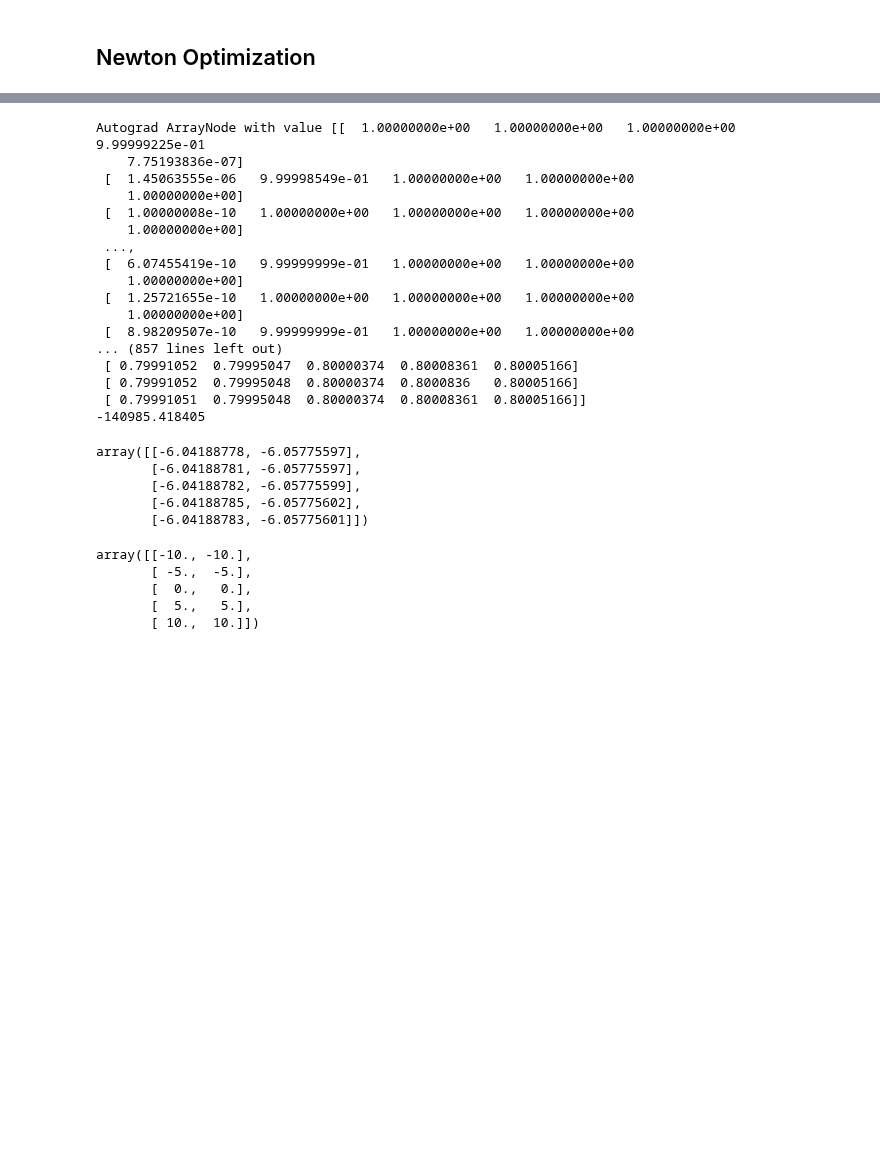
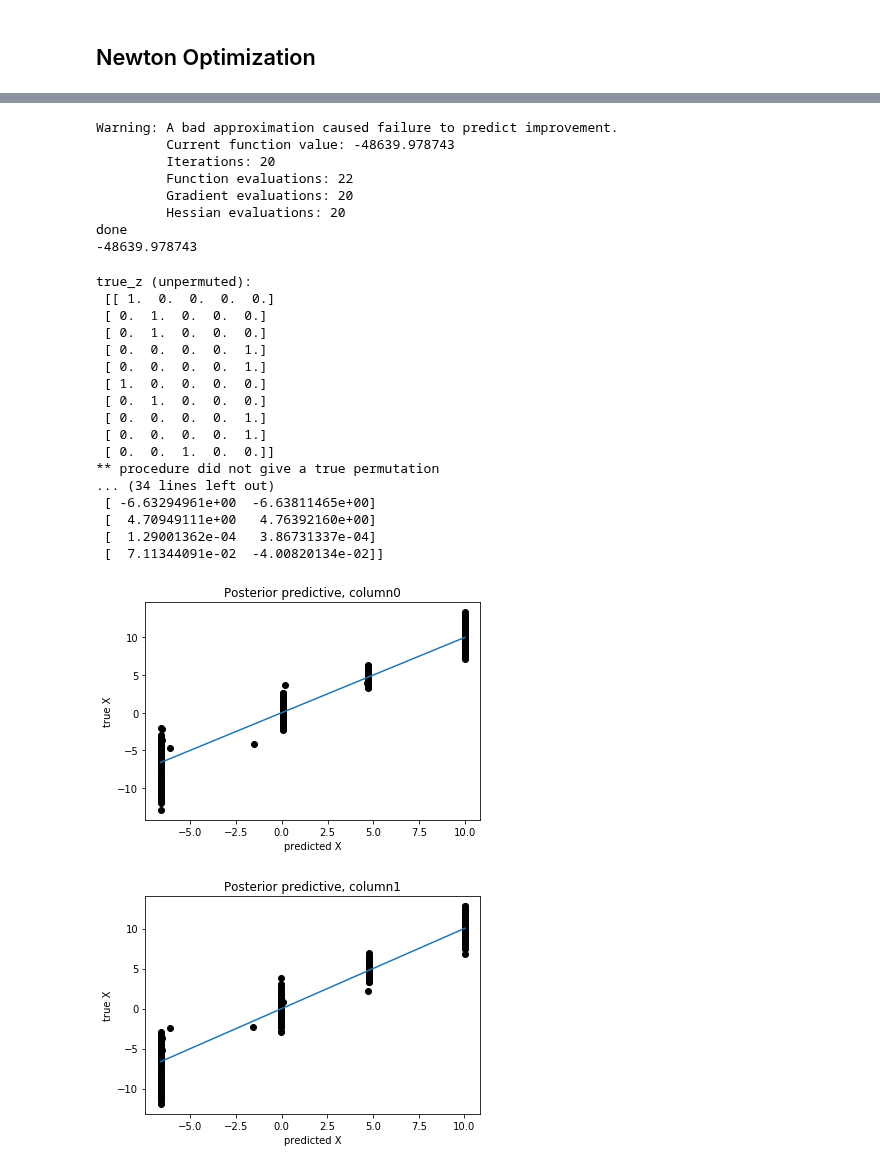
Before and after one commit to Runjing-Liu120/Variational_BNP_robustness, a Jupyter notebook: DP_mixture/DP_normal_mixture.ipynb, the cells around one changed output, grey strips where cells are left out. Drawn from its saved outputs; the diff is of its cells as text; code cells hidden in the pictures; blank space fills up the shorter version.

Commit message:
visualizing results

```diff
--- a/DP_mixture/DP_normal_mixture.ipynb
+++ b/DP_mixture/DP_normal_mixture.ipynb
@@ -88,24 +88,16 @@ prior_params.push_param(PosDefMatrixParam(name='info_x', size=x_dim, val=info_x)
 # %%
 ## initialize VB params
 
-true_init = True
+true_init = False
 if true_init:
     true_tau = np.zeros(np.shape(vb_params['global']['v_sticks'].alpha.get()))
     true_tau[:,0] = true_v[:-1] * 100
     true_tau[:,1] = (1 - true_v[:-1]) * 100
-
-    true_z_ = deepcopy(true_z)
-    true_z_[true_z == 1] = .99
-    true_z_[true_z == 0] = .01 / (k_approx - 1)
+    vb_params['global']['v_sticks'].alpha.set(true_tau)
 
     vb_params['global']['mu'].set(true_mu)
-    # vb_params['global']['mu'].set_free(np.random.random(vb_params['global']['mu'].free_size()))
 
-    vb_params['global']['v_sticks'].alpha.set(true_tau)
-    # vb_params['global']['v_sticks'].alpha.set_free(np.random.random(vb_params['global']['v_sticks'].free_size()))
 
-    vb_params['local']['e_z'].set(true_z_)
-    # vb_params['local']['e_z'].set_free(np.random.random(vb_params['local']['e_z'].free_size()))
 
 else:
     vb_params.set_free(np.random.random(vb_params.free_size()))
@@ -171,38 +124,38 @@ def minimize_kl(kl_obj, init_x):
 vb_opt = minimize_kl(kl_obj, global_init_par_vec)
 print(kl_obj.fun_free(vb_opt.x))
 # %% [output]
-Autograd ArrayNode with value [[  1.00000000e+00   1.00000000e+00   1.00000000e+00   9.99999225e-01
-    7.75193836e-07]
- [  1.45063555e-06   9.99998549e-01   1.00000000e+00   1.00000000e+00
-    1.00000000e+00]
- [  1.00000008e-10   1.00000000e+00   1.00000000e+00   1.00000000e+00
-    1.00000000e+00]
- ...,
- [  6.07455419e-10   9.99999999e-01   1.00000000e+00   1.00000000e+00
-    1.00000000e+00]
- [  1.25721655e-10   1.00000000e+00   1.00000000e+00   1.00000000e+00
-    1.00000000e+00]
- [  8.98209507e-10   9.99999999e-01   1.00000000e+00   1.00000000e+00
-... (857 lines left out)
- [ 0.79991052  0.79995047  0.80000374  0.80008361  0.80005166]
- [ 0.79991052  0.79995048  0.80000374  0.8000836   0.80005166]
- [ 0.79991051  0.79995048  0.80000374  0.80008361  0.80005166]]
--140985.418405
+Warning: A bad approximation caused failure to predict improvement.
+         Current function value: -48639.978743
+         Iterations: 20
+         Function evaluations: 22
+         Gradient evaluations: 20
+         Hessian evaluations: 20
+done
+-48639.978743
 # %%
 model.vb_params['global'].set_free(vb_opt.x)
-# %%
-model.vb_params['global']['mu'].get()
-# %% [output]
-array([[-6.04188778, -6.05775597],
-       [-6.04188781, -6.05775597],
-       [-6.04188782, -6.05775599],
-       [-6.04188785, -6.05775602],
-       [-6.04188783, -6.05775601]])
-# %%
-true_mu
-# %% [output]
-array([[-10., -10.],
-       [ -5.,  -5.],
-       [  0.,   0.],
-       [  5.,   5.],
-       [ 10.,  10.]])
+# %%
+mu = model.vb_params['global']['mu'].get()
+model.set_optimal_z()
+e_z = model.vb_params['local']['e_z'].get()
+dp.display_results(x, true_z, true_mu, e_z, mu, manual_perm = None)
+# %% [output]
+true_z (unpermuted):
+ [[ 1.  0.  0.  0.  0.]
+ [ 0.  1.  0.  0.  0.]
+ [ 0.  1.  0.  0.  0.]
+ [ 0.  0.  0.  0.  1.]
+ [ 0.  0.  0.  0.  1.]
+ [ 1.  0.  0.  0.  0.]
+ [ 0.  1.  0.  0.  0.]
+ [ 0.  0.  0.  0.  1.]
+ [ 0.  0.  0.  0.  1.]
+ [ 0.  0.  1.  0.  0.]]
+** procedure did not give a true permutation
+... (34 lines left out)
+ [ -6.63294961e+00  -6.63811465e+00]
+ [  4.70949111e+00   4.76392160e+00]
+ [  1.29001362e-04   3.86731337e-04]
+ [  7.11344091e-02  -4.00820134e-02]]
+[figure, added]
+[figure, added]
```
Also changed, not shown: parts of 7 cells of this notebook, 1 other file.
